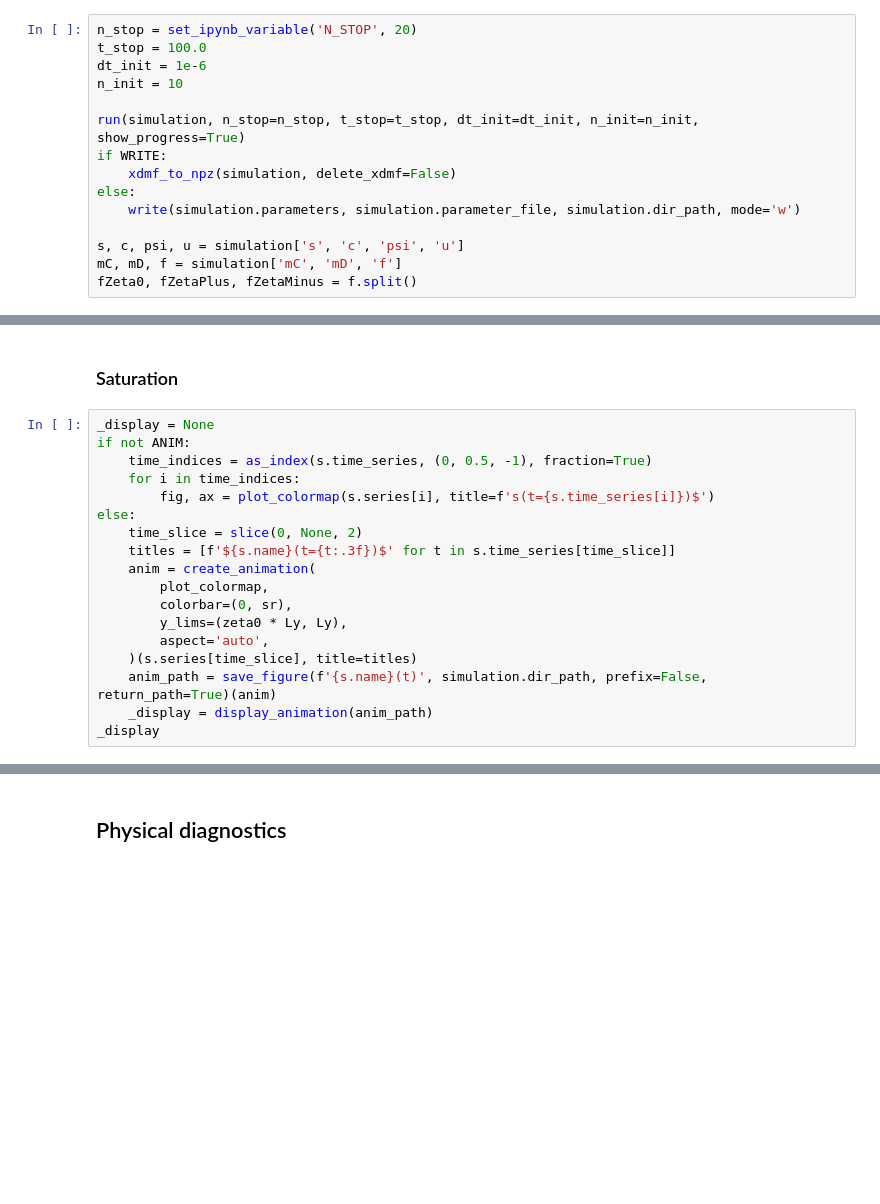
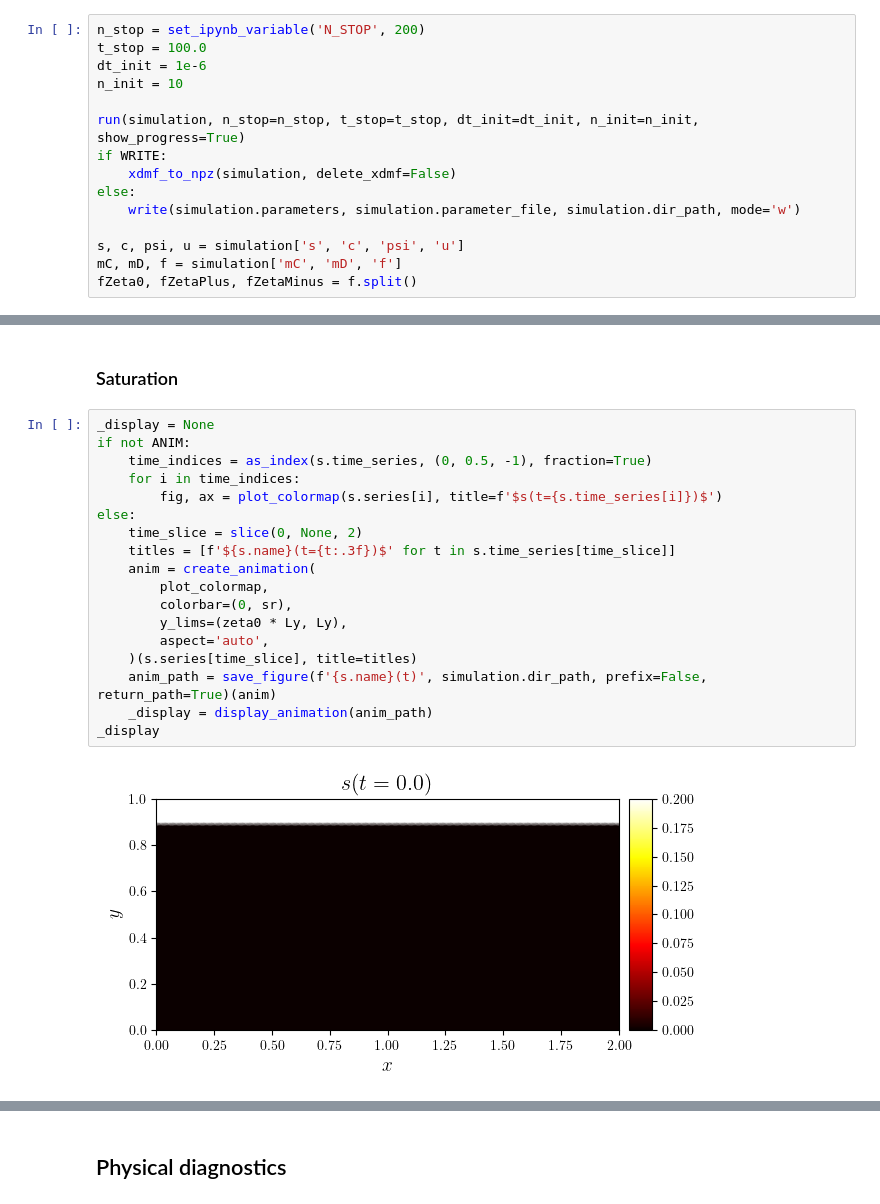
Before and after one commit to george-poole/CRoCoDiL, a Jupyter notebook: system_a/expo/A10_overview.ipynb, the cells around one changed output, grey strips where cells are left out. Cells and saved outputs as stored; diff of their text form; blank space fills up the shorter version.

```diff
--- a/system_a/expo/A10_overview.ipynb
+++ b/system_a/expo/A10_overview.ipynb
@@ -63,7 +66,7 @@ sr = 0.2 , sr_crit = 0.10000000000000002
 # %% [markdown]
 ## Run the simulation
 # %%
-n_stop = set_ipynb_variable('N_STOP', 20)
+n_stop = set_ipynb_variable('N_STOP', 200)
 t_stop = 100.0
 dt_init = 1e-6
 n_init = 10
@@ -102,18 +111,20 @@ _display
 # %%
 _display = None
 if not ANIM:
     time_indices = as_index(s.time_series, (0, 0.5, -1), fraction=True)
     for i in time_indices:
-        fig, ax = plot_colormap(s.series[i], title=f's(t={s.time_series[i]})$')
+        fig, ax = plot_colormap(s.series[i], title=f'$s(t={s.time_series[i]})$')
 else:
     time_slice = slice(0, None, 2)
     titles = [f'${s.name}(t={t:.3f})$' for t in s.time_series[time_slice]]
     anim = create_animation(
         plot_colormap,
         colorbar=(0, sr),
         y_lims=(zeta0 * Ly, Ly),
         aspect='auto',
     )(s.series[time_slice], title=titles)
     anim_path = save_figure(f'{s.name}(t)', simulation.dir_path, prefix=False, return_path=True)(anim)
     _display = display_animation(anim_path)
 _display
+# %% [output]
+[figure, added]
```
Also changed, not shown: parts of 4 cells of this notebook, 28 other files.
